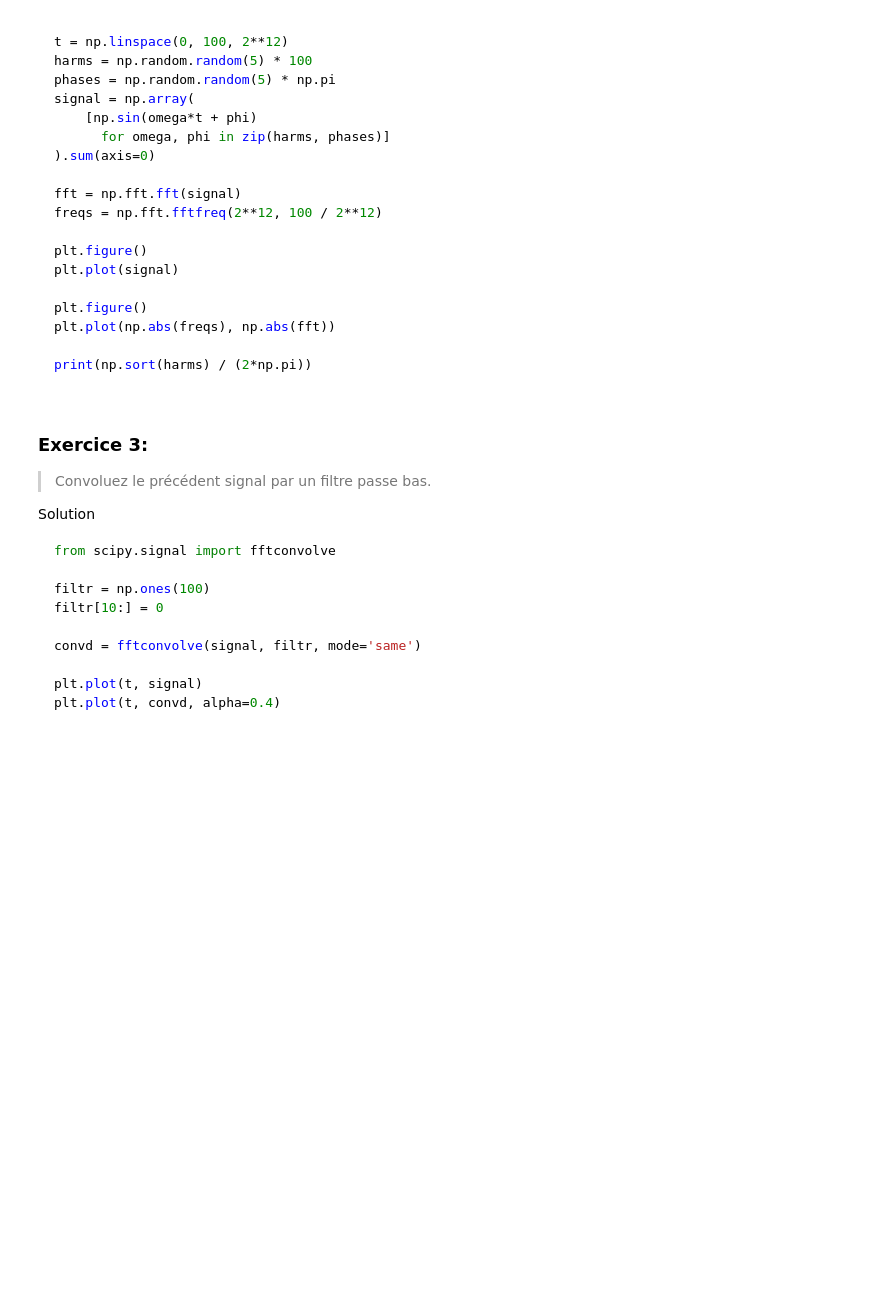
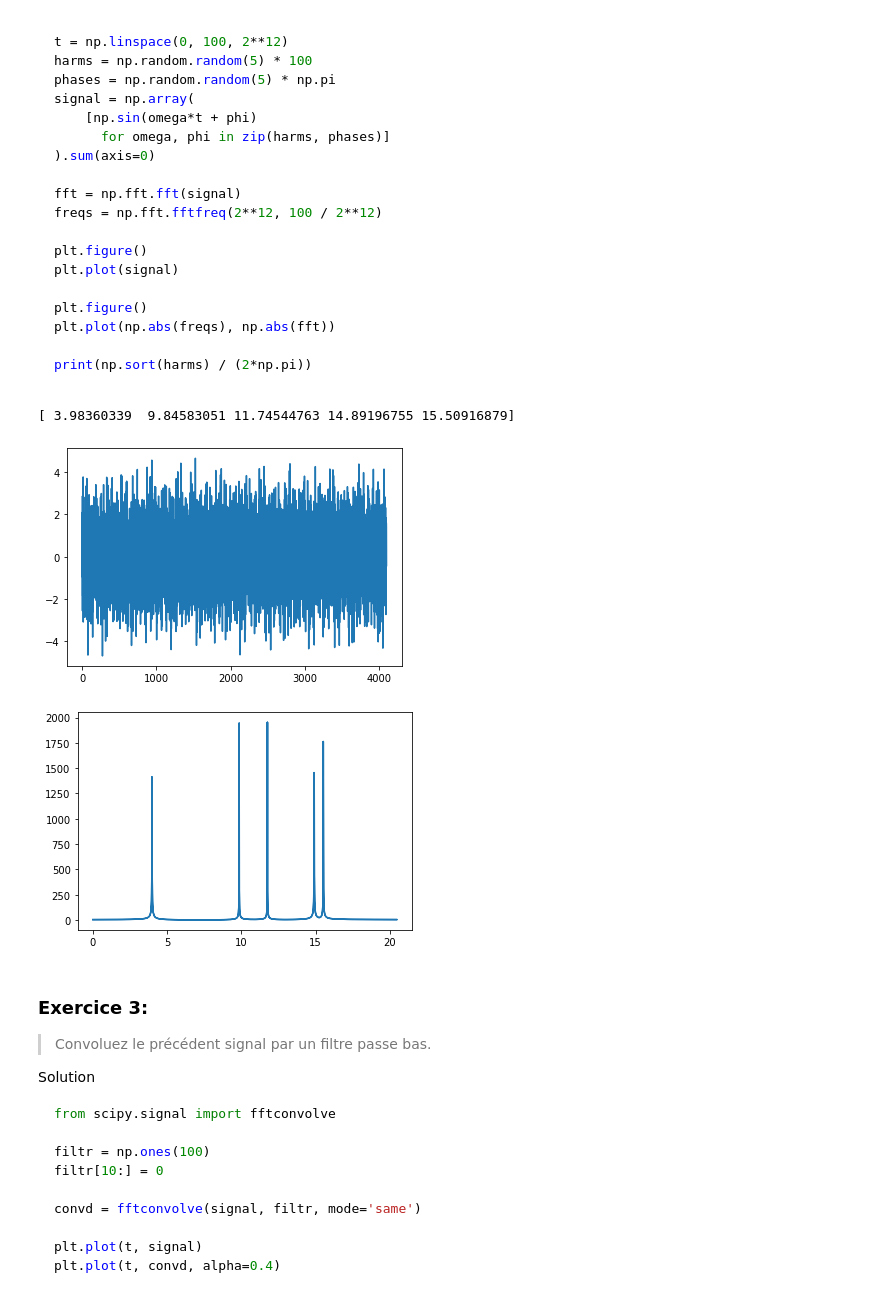
Before and after one commit to glyg/formation_IFPEN, a Jupyter notebook: Chapitre2.ipynb, the cells around one changed output. Cells and saved outputs as stored; diff of their text form; code cells hidden in the pictures; blank space fills up the shorter version.

````diff
--- a/Chapitre2.ipynb
+++ b/Chapitre2.ipynb
@@ -145,6 +348,31 @@ plt.plot(np.abs(freqs), np.abs(fft))
 print(np.sort(harms) / (2*np.pi))
 ```
 </div>
+# %%
+
+t = np.linspace(0, 100, 2**12)
+harms = np.random.random(5) * 100
+phases = np.random.random(5) * np.pi
+
+signal = np.array(
+    [np.sin(omega*t + phi)
+      for omega, phi in zip(harms, phases)]
+).sum(axis=0)
+
+fft = np.fft.fft(signal)
+freqs = np.fft.fftfreq(2**12, 100 / 2**12)
+
+plt.figure()
+plt.plot(t, signal)
+
+plt.figure()
+plt.plot(np.abs(freqs), np.abs(fft))
+
+print(np.sort(harms) / (2*np.pi))
+# %% [output]
+[ 3.98360339  9.84583051 11.74544763 14.89196755 15.50916879]
+[figure, added]
+[figure, added]
 # %% [markdown]
 ### Exercice 3:
 
````
Also changed, not shown: parts of 73 cells of this notebook, 5 other files.
